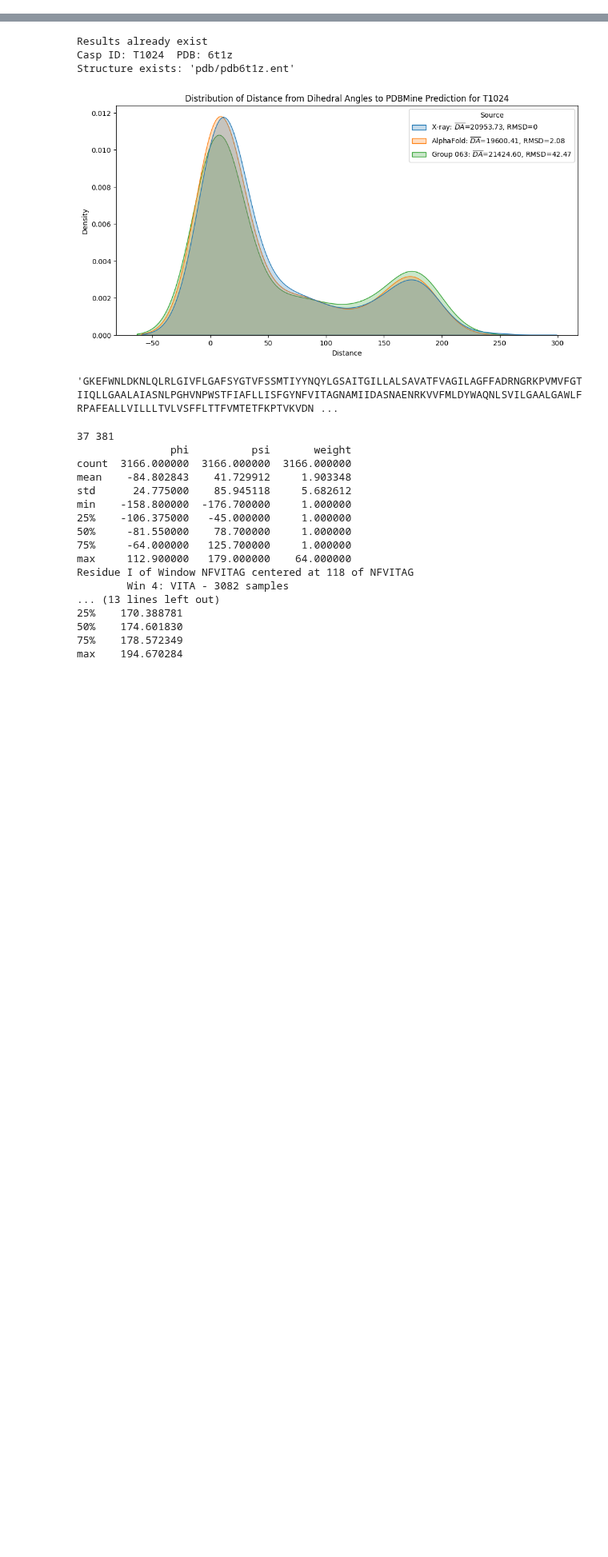
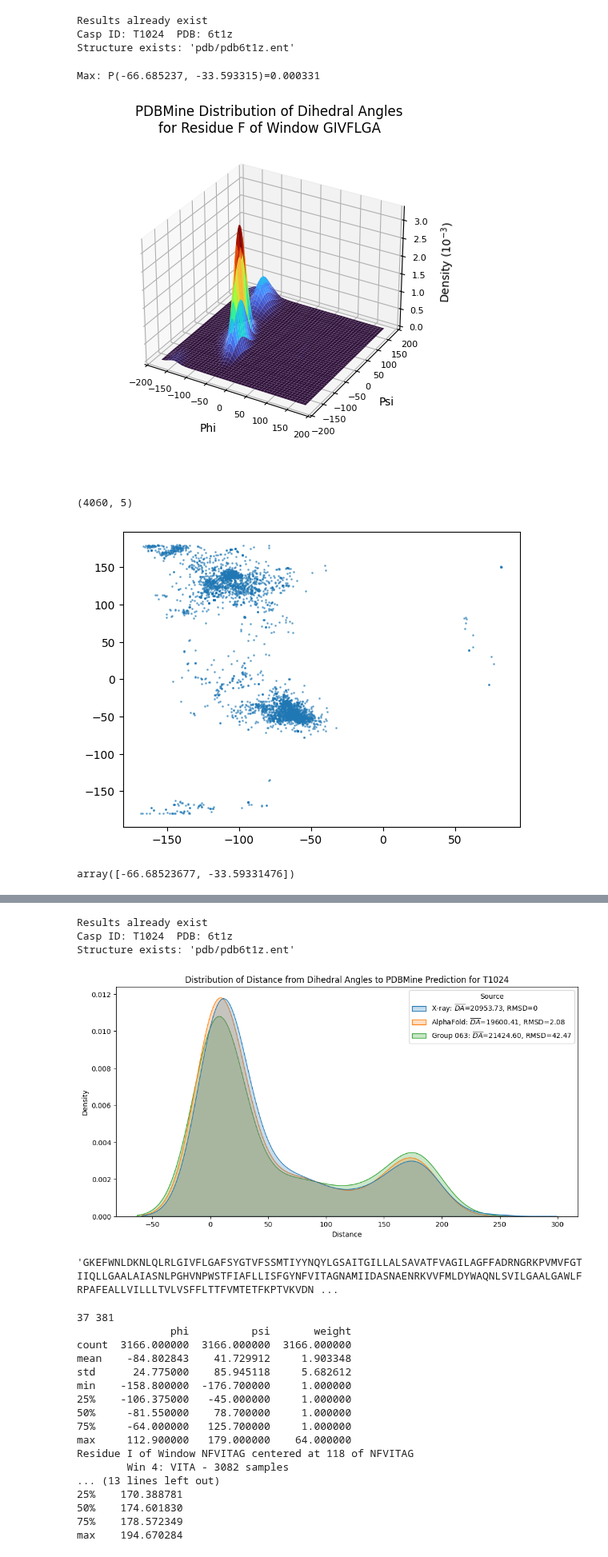
Before and after one commit to Musa-Azeem/protein-dihedral-visualization, a Jupyter notebook: 180_investigation.ipynb, the cells around one changed output, grey strips where cells are left out. Shown at 80% size. Saved outputs shown, nothing was run; the diff lists cells and outputs as text; code cells hidden in the pictures; blank space fills up the shorter version.

```diff
--- a/180_investigation.ipynb
+++ b/180_investigation.ipynb
@@ -13,3 +16,14 @@ import scipy.stats as stats
 from pathlib import Path
 PDBMINE_URL = os.getenv("PDBMINE_URL")
 PROJECT_DIR = 'tests'
+# %%
+proteins = ['T1024', 'T1096', 'T1027', 'T1082', 'T1091', 'T1058', 'T1049', 'T1030', 'T1056', 'T1038', 'T1025', 'T1028']
+da = DihedralAdherence(
+    proteins[0], [4,5,6,7], PDBMINE_URL, PROJECT_DIR, kdews=[1,32,64,128], mode='kde_af'
+)
+da.load_results()
+# da.compute_das(replace=True)
+# %% [output]
+Results already exist
+Casp ID: T1024  PDB: 6t1z
+Structure exists: 'pdb/pdb6t1z.ent'
@@ -15,0 +32,28 @@ PROJECT_DIR = 'tests'
+# %%
+from lib.utils import get_phi_psi_dist
+
+i = 15
+seq = da.seqs[i]
+# seq = 'TYMIFMG'
+phi_psi_dist = get_phi_psi_dist(da.queries, seq)[0]
+da.plot_one_dist_3d(seq)
+plt.plot(phi_psi_dist['phi'], phi_psi_dist['psi'], 'o', markersize=1, alpha=0.5)
+phi_psi_dist.shape
+# %% [output]
+Max: P(-66.685237, -33.593315)=0.000331
+[figure, added]
+(4060, 5)
+[figure, added]
+# %%
+from scipy.stats import gaussian_kde
+
+phi_psi_dist = get_phi_psi_dist(da.queries, seq)[0]
+kernel = gaussian_kde(phi_psi_dist[['phi','psi']].T, weights=phi_psi_dist['weight'])
+# kdepeak = phi_psi_dist.iloc[kernel(phi_psi_dist[['phi', 'psi']].values.T).argmax()]
+phi_grid, psi_grid = np.meshgrid(np.linspace(-180, 180, 360), np.linspace(-180, 180, 360))
+grid = np.vstack([phi_grid.ravel(), psi_grid.ravel()])
+kde = kernel(grid).reshape(phi_grid.shape)
+grid[:,kde.argmax()]
+# print(kernel.n, kernel.neff, kernel.factor, kdepeak)
+# %% [output]
+array([-66.68523677, -33.59331476])
```
Also changed, not shown: parts of 6 cells of this notebook, 5 other files.
